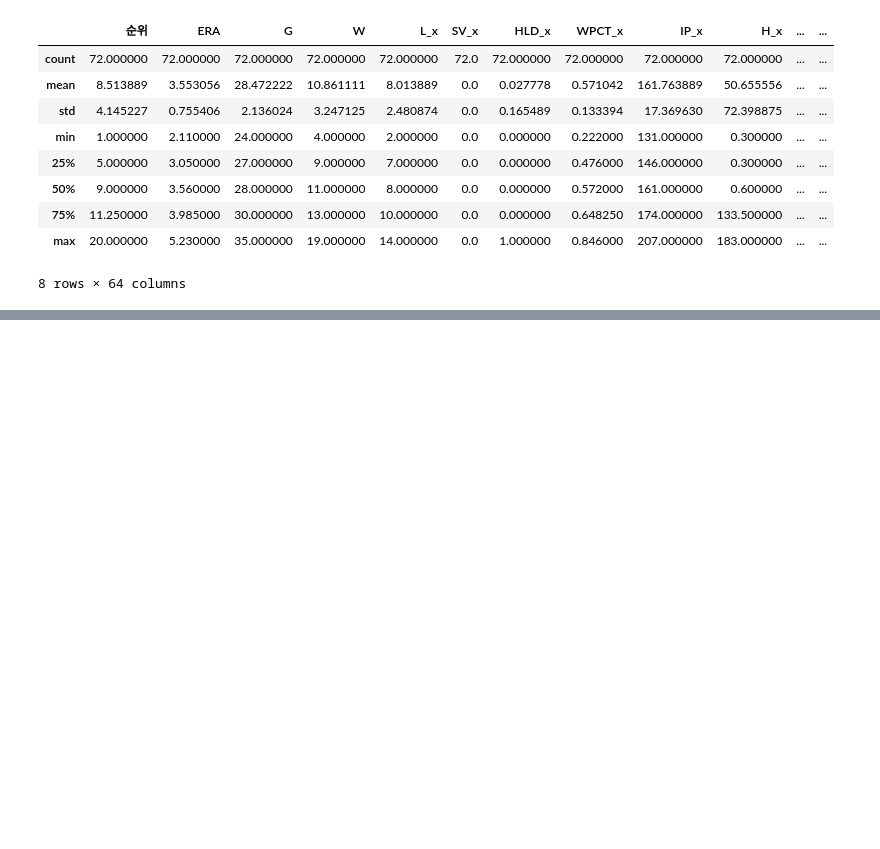
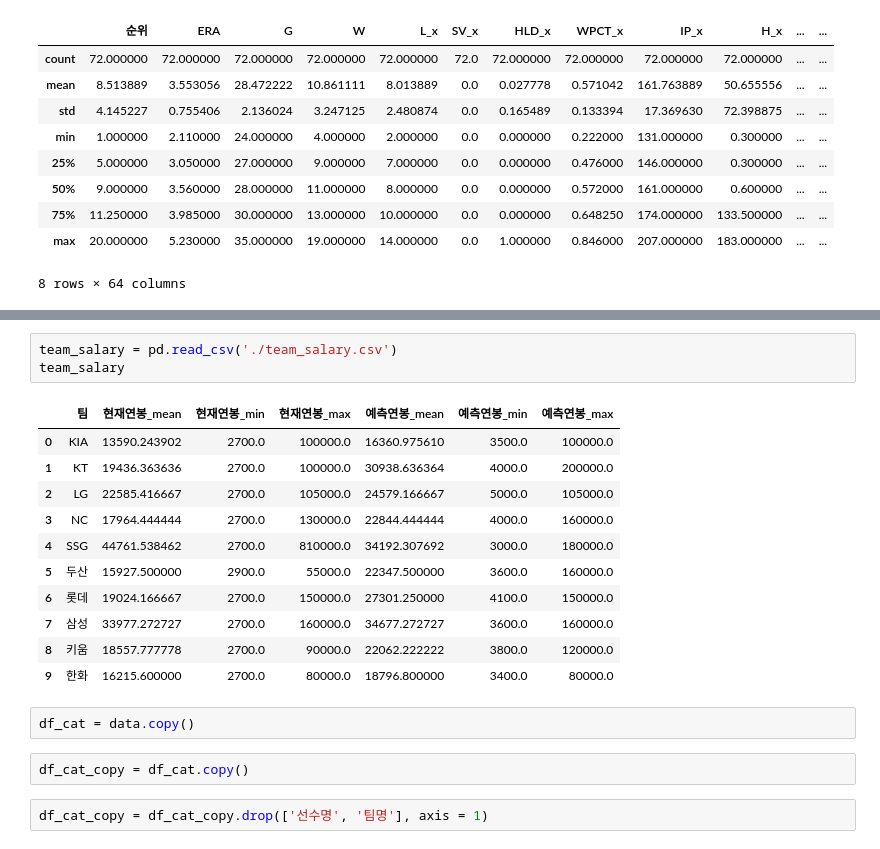
Before and after one commit to jayiuk/mid_project, a Jupyter notebook: eda_data.ipynb, the cells around one changed output, grey strips where cells are left out. Drawn from its saved outputs; the diff is of its cells as text; blank space fills up the shorter version.

```diff
--- a/eda_data.ipynb
+++ b/eda_data.ipynb
@@ -518,0 +572,21 @@ df_stat_salary_0.describe()
+# %%
+team_salary = pd.read_csv('./team_salary.csv')
+team_salary
+# %% [output]
+|  | 팀 | 현재연봉_mean | 현재연봉_min | 현재연봉_max | 예측연봉_mean | 예측연봉_min | 예측연봉_max |
+| 0 | KIA | 13590.243902 | 2700.0 | 100000.0 | 16360.975610 | 3500.0 | 100000.0 |
+| 1 | KT | 19436.363636 | 2700.0 | 100000.0 | 30938.636364 | 4000.0 | 200000.0 |
+| 2 | LG | 22585.416667 | 2700.0 | 105000.0 | 24579.166667 | 5000.0 | 105000.0 |
+| 3 | NC | 17964.444444 | 2700.0 | 130000.0 | 22844.444444 | 4000.0 | 160000.0 |
+| 4 | SSG | 44761.538462 | 2700.0 | 810000.0 | 34192.307692 | 3000.0 | 180000.0 |
+| 5 | 두산 | 15927.500000 | 2900.0 | 55000.0 | 22347.500000 | 3600.0 | 160000.0 |
+| 6 | 롯데 | 19024.166667 | 2700.0 | 150000.0 | 27301.250000 | 4100.0 | 150000.0 |
+| 7 | 삼성 | 33977.272727 | 2700.0 | 160000.0 | 34677.272727 | 3600.0 | 160000.0 |
+| 8 | 키움 | 18557.777778 | 2700.0 | 90000.0 | 22062.222222 | 3800.0 | 120000.0 |
+| 9 | 한화 | 16215.600000 | 2700.0 | 80000.0 | 18796.800000 | 3400.0 | 80000.0 |
+# %%
+df_cat = data.copy()
+# %%
+df_cat_copy = df_cat.copy()
+# %%
+df_cat_copy = df_cat_copy.drop(['선수명', '팀명'], axis = 1)
```
Also changed, not shown: parts of 7 cells of this notebook.
